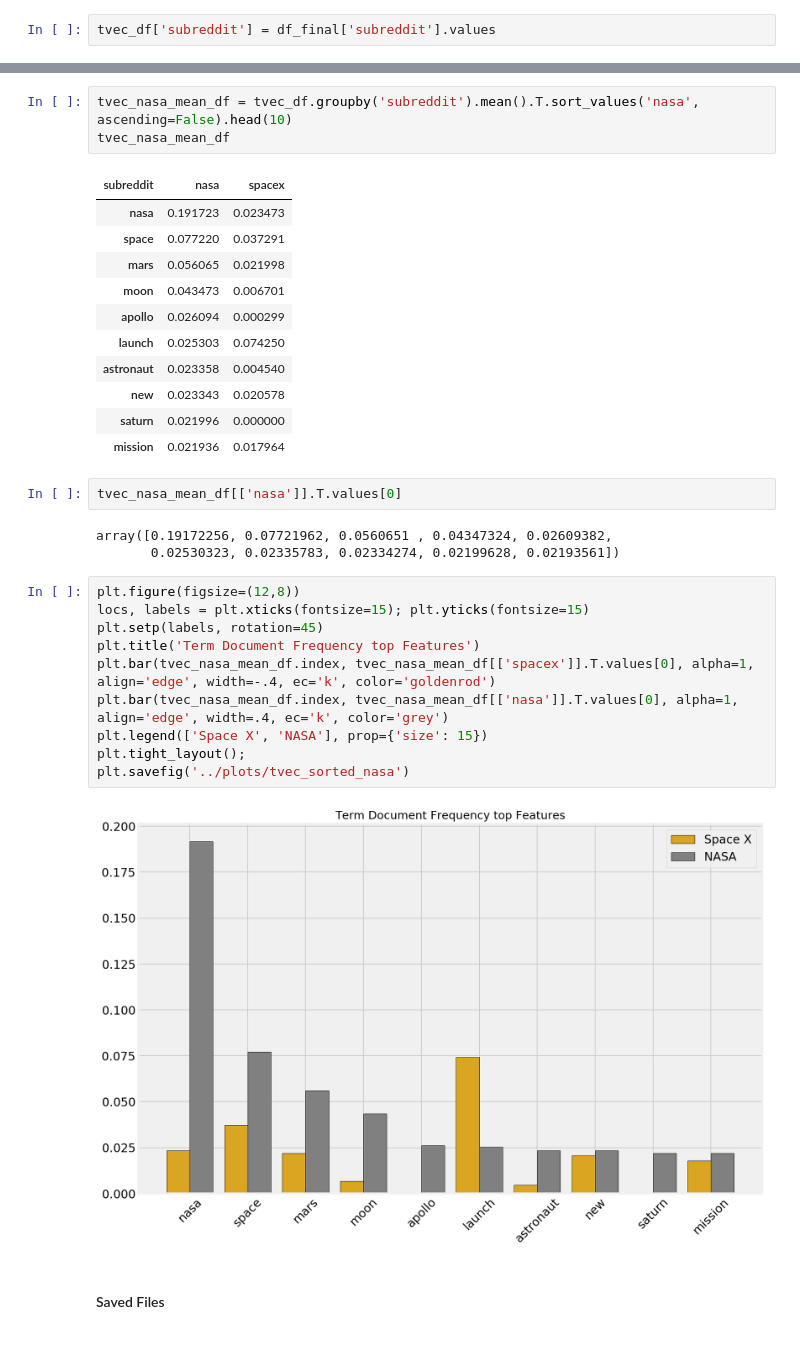
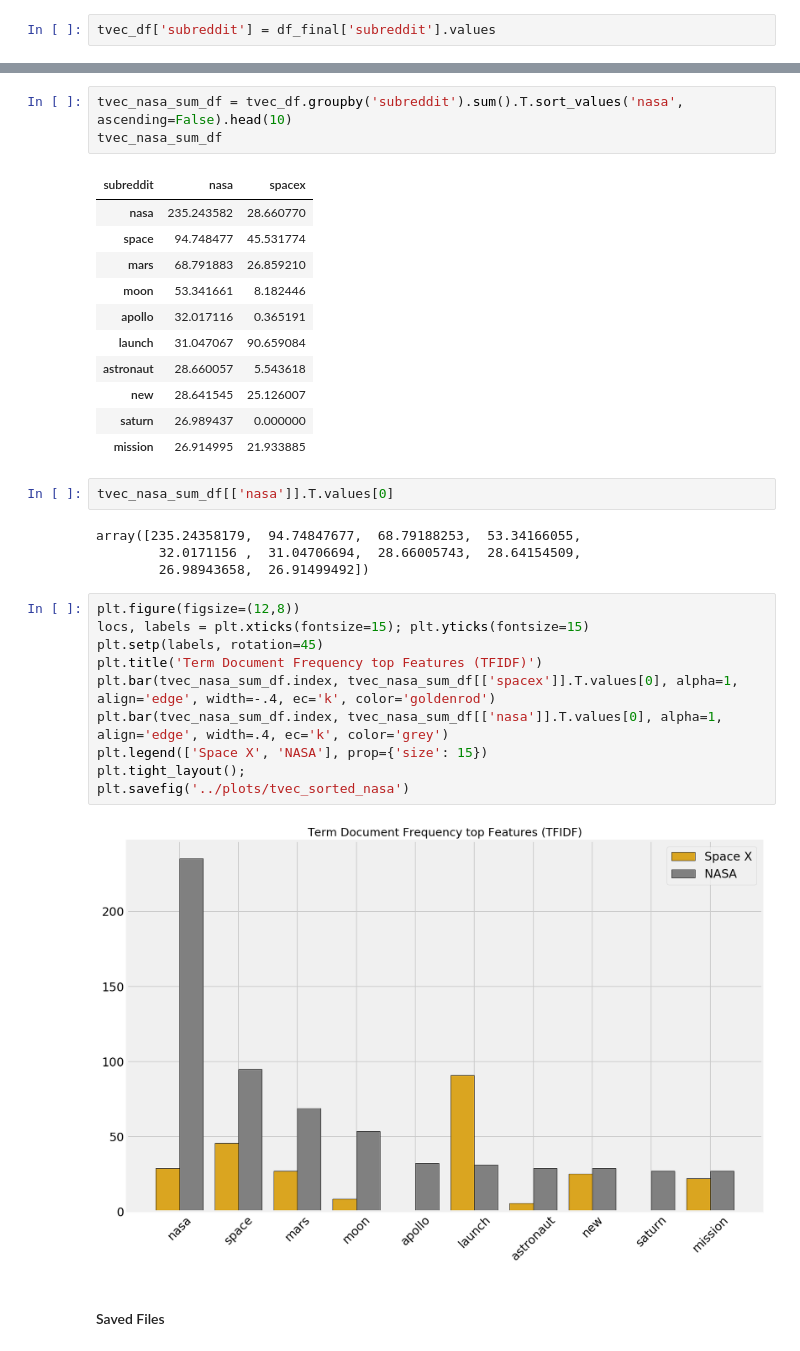
Before and after one commit to datanelson518/NLP-NASA-SpaceX, a Jupyter notebook: jon_nelson_la/code/Proj_03_003_Exploratory_Data_Analysis.ipynb, the cells around one changed output, grey strips where cells are left out. Drawn from its saved outputs; the diff is of its cells as text.

```diff
--- a/jon_nelson_la/code/Proj_03_003_Exploratory_Data_Analysis.ipynb
+++ b/jon_nelson_la/code/Proj_03_003_Exploratory_Data_Analysis.ipynb
@@ -172,35 +286,36 @@ plt.tight_layout();
 # %%
-tvec_nasa_mean_df = tvec_df.groupby('subreddit').mean().T.sort_values('nasa', ascending=False).head(10)
-tvec_nasa_mean_df
+tvec_nasa_sum_df = tvec_df.groupby('subreddit').sum().T.sort_values('nasa', ascending=False).head(10)
+tvec_nasa_sum_df
 # %% [output]
 | subreddit | nasa | spacex |
-| nasa | 0.191723 | 0.023473 |
-| space | 0.077220 | 0.037291 |
-| mars | 0.056065 | 0.021998 |
-| moon | 0.043473 | 0.006701 |
-| apollo | 0.026094 | 0.000299 |
-| launch | 0.025303 | 0.074250 |
-| astronaut | 0.023358 | 0.004540 |
-| new | 0.023343 | 0.020578 |
-| saturn | 0.021996 | 0.000000 |
-| mission | 0.021936 | 0.017964 |
+| nasa | 235.243582 | 28.660770 |
+| space | 94.748477 | 45.531774 |
+| mars | 68.791883 | 26.859210 |
+| moon | 53.341661 | 8.182446 |
+| apollo | 32.017116 | 0.365191 |
+| launch | 31.047067 | 90.659084 |
+| astronaut | 28.660057 | 5.543618 |
+| new | 28.641545 | 25.126007 |
+| saturn | 26.989437 | 0.000000 |
+| mission | 26.914995 | 21.933885 |
 # %%
-tvec_nasa_mean_df[['nasa']].T.values[0]
+tvec_nasa_sum_df[['nasa']].T.values[0]
 # %% [output]
-array([0.19172256, 0.07721962, 0.0560651 , 0.04347324, 0.02609382,
-       0.02530323, 0.02335783, 0.02334274, 0.02199628, 0.02193561])
+array([235.24358179,  94.74847677,  68.79188253,  53.34166055,
+        32.0171156 ,  31.04706694,  28.66005743,  28.64154509,
+        26.98943658,  26.91499492])
 # %%
 plt.figure(figsize=(12,8))
 locs, labels = plt.xticks(fontsize=15); plt.yticks(fontsize=15)
 plt.setp(labels, rotation=45)
-plt.title('Term Document Frequency top Features')
-plt.bar(tvec_nasa_mean_df.index, tvec_nasa_mean_df[['spacex']].T.values[0], alpha=1, align='edge', width=-.4, ec='k', color='goldenrod')
-plt.bar(tvec_nasa_mean_df.index, tvec_nasa_mean_df[['nasa']].T.values[0], alpha=1, align='edge', width=.4, ec='k', color='grey')
+plt.title('Term Document Frequency top Features (TFIDF)')
+plt.bar(tvec_nasa_sum_df.index, tvec_nasa_sum_df[['spacex']].T.values[0], alpha=1, align='edge', width=-.4, ec='k', color='goldenrod')
+plt.bar(tvec_nasa_sum_df.index, tvec_nasa_sum_df[['nasa']].T.values[0], alpha=1, align='edge', width=.4, ec='k', color='grey')
 plt.legend(['Space X', 'NASA'], prop={'size': 15})
 plt.tight_layout();
 plt.savefig('../plots/tvec_sorted_nasa')
 # %% [output]
-[figure, old version]
+[figure, new version]
 # %% [markdown]
 #### Saved Files
 # %%
```
Also changed, not shown: parts of 22 cells of this notebook, 18 other files.
